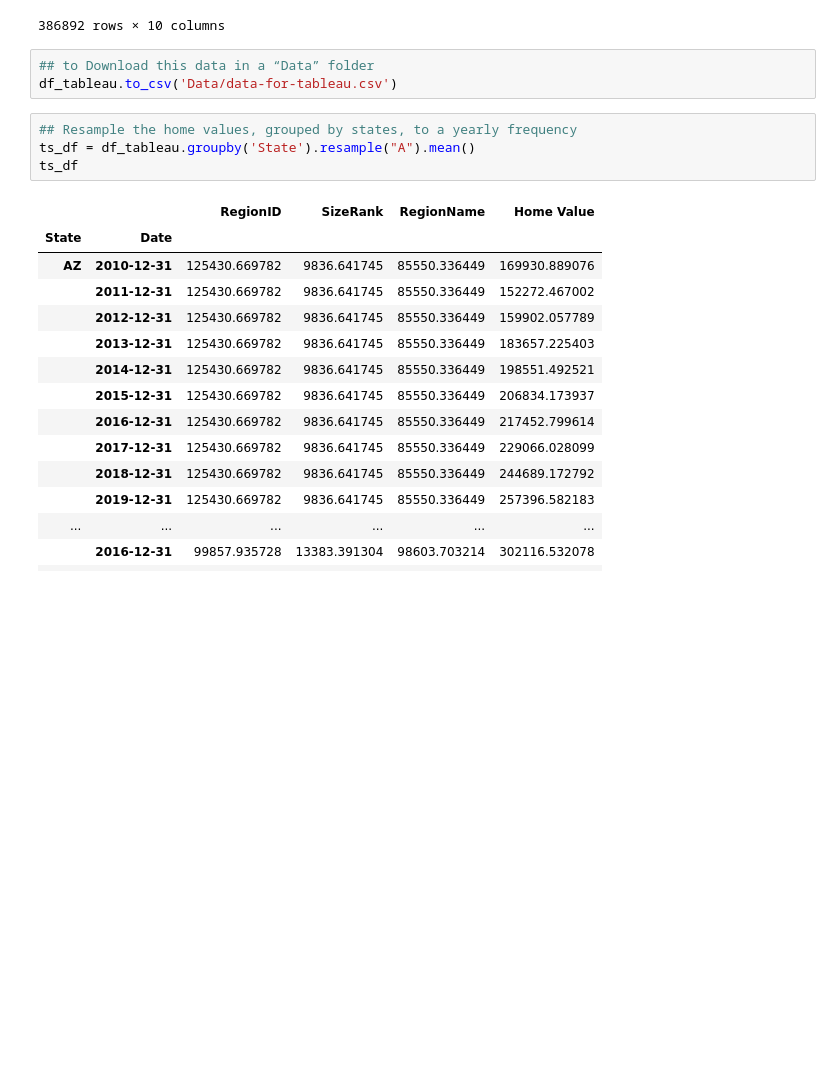
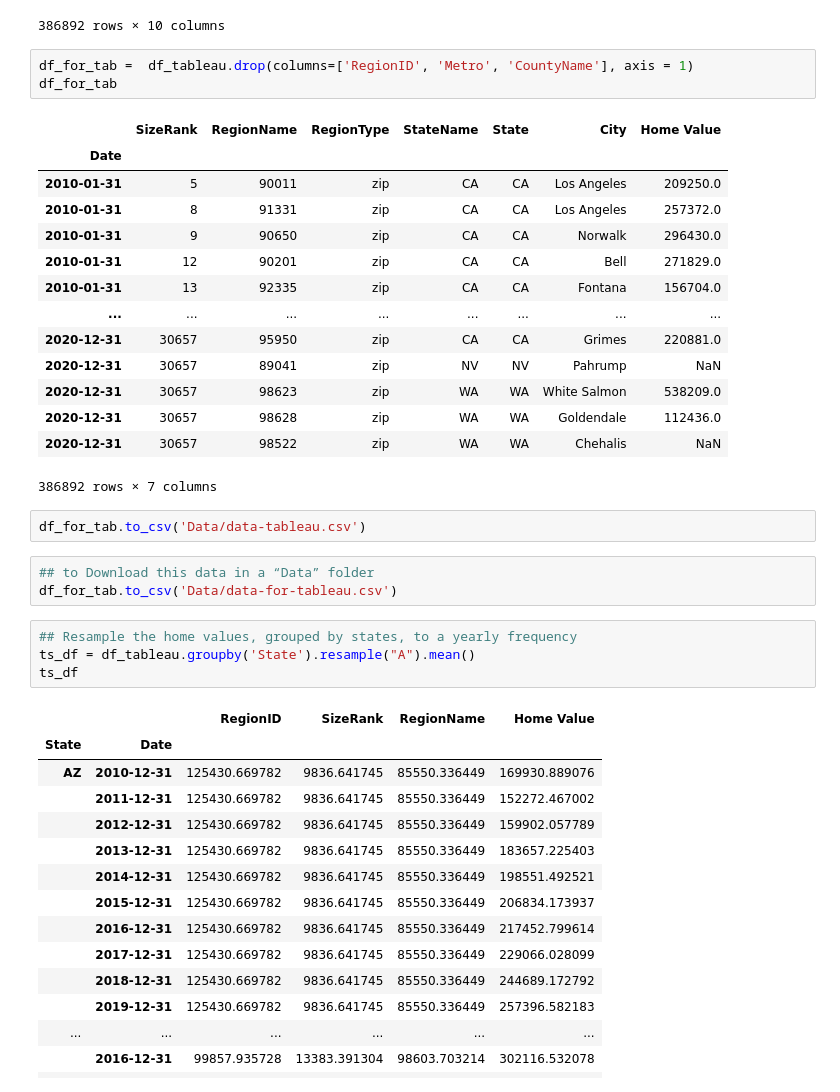
Before and after one commit to zyed79/Time_Series-Vizz_with_Tableau, a Jupyter notebook: Belt_Exam Data_Viz.ipynb, the cells around one changed output. Drawn from its saved outputs; the diff is of its cells as text; blank space fills up the shorter version.

Commit message:
add data

```diff
--- a/Belt_Exam Data_Viz.ipynb
+++ b/Belt_Exam Data_Viz.ipynb
@@ -264,9 +264,29 @@ df_tableau
 | 2020-12-31 | 99927 | 30657 | 98628 | zip | WA | WA | Goldendale | NaN | Klickitat County | ... |
 | 2020-12-31 | 99841 | 30657 | 98522 | zip | WA | WA | Chehalis | Centralia, WA | Lewis County | ... |
 386892 rows × 10 columns
+# %%
+df_for_tab =  df_tableau.drop(columns=['RegionID', 'Metro', 'CountyName'], axis = 1)
+df_for_tab
+# %% [output]
+|  | SizeRank | RegionName | RegionType | StateName | State | City | Home Value |
+| Date |  |  |  |  |  |  |  |
+| 2010-01-31 | 5 | 90011 | zip | CA | CA | Los Angeles | 209250.0 |
+| 2010-01-31 | 8 | 91331 | zip | CA | CA | Los Angeles | 257372.0 |
+| 2010-01-31 | 9 | 90650 | zip | CA | CA | Norwalk | 296430.0 |
+| 2010-01-31 | 12 | 90201 | zip | CA | CA | Bell | 271829.0 |
+| 2010-01-31 | 13 | 92335 | zip | CA | CA | Fontana | 156704.0 |
+| ... | ... | ... | ... | ... | ... | ... | ... |
+| 2020-12-31 | 30657 | 95950 | zip | CA | CA | Grimes | 220881.0 |
+| 2020-12-31 | 30657 | 89041 | zip | NV | NV | Pahrump | NaN |
+| 2020-12-31 | 30657 | 98623 | zip | WA | WA | White Salmon | 538209.0 |
+| 2020-12-31 | 30657 | 98628 | zip | WA | WA | Goldendale | 112436.0 |
+| 2020-12-31 | 30657 | 98522 | zip | WA | WA | Chehalis | NaN |
+386892 rows × 7 columns
+# %%
+df_for_tab.to_csv('Data/data-tableau.csv')
 # %%
 ## to Download this data in a “Data” folder
-df_tableau.to_csv('Data/data-for-tableau.csv')
+df_for_tab.to_csv('Data/data-for-tableau.csv')
 # %%
 ## Resample the home values, grouped by states, to a yearly frequency
 ts_df = df_tableau.groupby('State').resample("A").mean()
```
Also changed, not shown: parts of 1 cell of this notebook, 1 other file.
